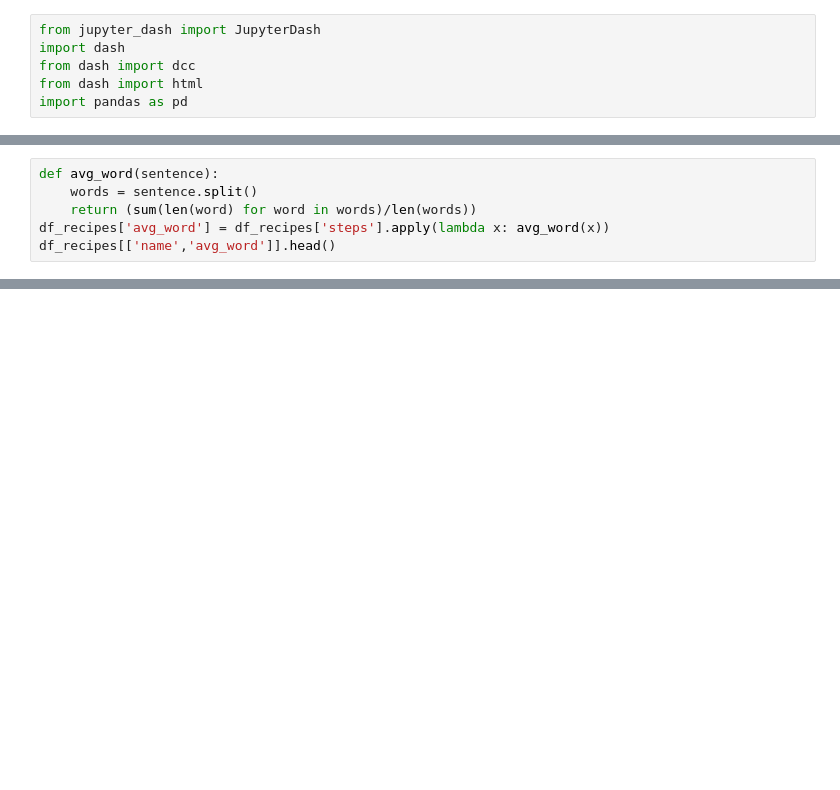
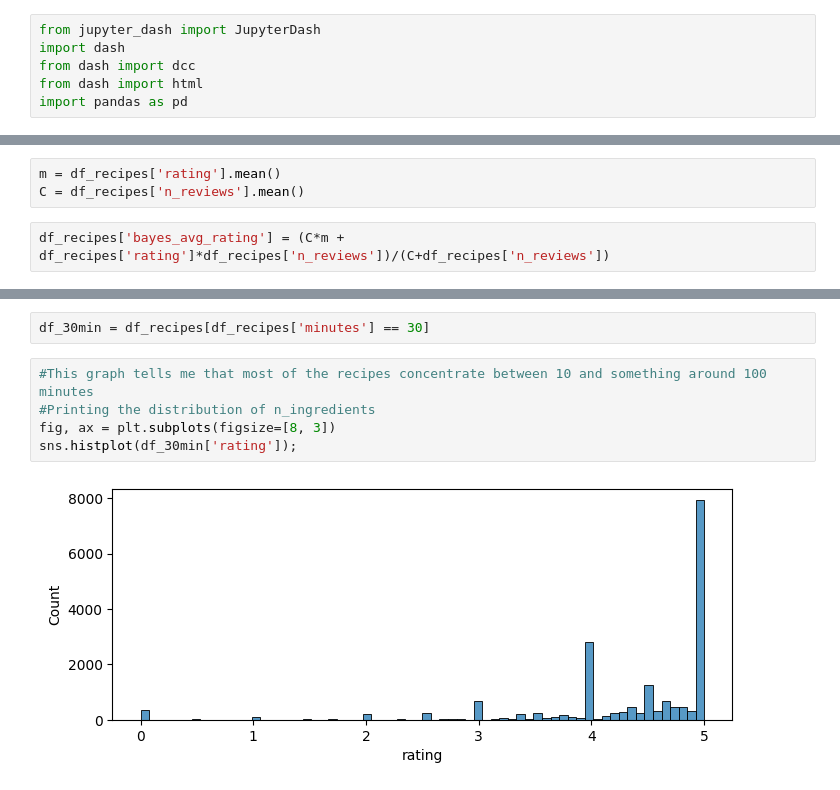
Before and after one commit to arthurcct2023/Python-Recommendation-System-and-Visual-Dashboard, a Jupyter notebook: CA02_ArthurAssis_ML&DV.ipynb, the cells around one changed output, grey strips where cells are left out. Drawn from its saved outputs; the diff is of its cells as text; blank space fills up the shorter version.

```diff
--- a/CA02_ArthurAssis_ML&DV.ipynb
+++ b/CA02_ArthurAssis_ML&DV.ipynb
@@ -1448,6 +1137,0 @@ df_recipes[['name','word_count_on_steps']]
-# %%
-def avg_word(sentence):
-    words = sentence.split()
-    return (sum(len(word) for word in words)/len(words))
-df_recipes['avg_word'] = df_recipes['steps'].apply(lambda x: avg_word(x))
-df_recipes[['name','avg_word']].head()
@@ -1481,0 +1279,5 @@ df.groupby[by='recipe_id']
+# %%
+m = df_recipes['rating'].mean()
+C = df_recipes['n_reviews'].mean()
+# %%
+df_recipes['bayes_avg_rating'] = (C*m + df_recipes['rating']*df_recipes['n_reviews'])/(C+df_recipes['n_reviews'])
@@ -1481,0 +1332,9 @@ df.groupby[by='recipe_id']
+# %%
+df_30min = df_recipes[df_recipes['minutes'] == 30]
+# %%
+#This graph tells me that most of the recipes concentrate between 10 and something around 100 minutes
+#Printing the distribution of n_ingredients
+fig, ax = plt.subplots(figsize=[8, 3])
+sns.histplot(df_30min['rating']);
+# %% [output]
+[figure, added]
```
Also changed, not shown: parts of 69 cells of this notebook, 1 other file.
